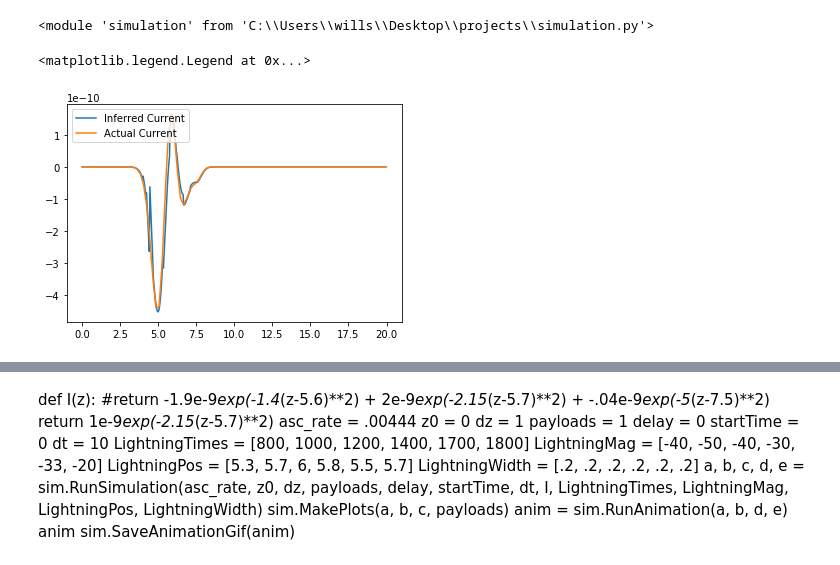
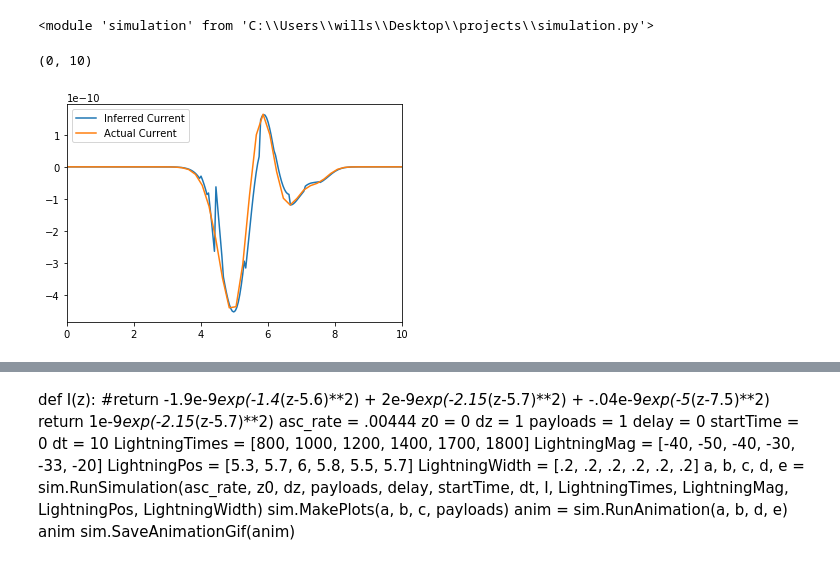
Before and after one commit to willschu4100/SURE2021, a Jupyter notebook: simulation.ipynb, the cells around one changed output, grey strips where cells are left out. Drawn from its saved outputs; the diff is of its cells as text; code cells hidden in the pictures.

```diff
--- a/simulation.ipynb
+++ b/simulation.ipynb
@@ -17,35 +17,36 @@ Populating the interactive namespace from numpy and matplotlib
 def I(z):
     #return 0*exp(-(z-5.7)**2/.5)
     #return 5e-10*exp(-(z-5.7)**2/1)
     return -1.9e-9*exp(-1.4*(z-5.6)**2) + 2e-9*exp(-2.15*(z-5.7)**2) + -.04e-9*exp(-5*(z-7.5)**2)
 asc_rate = .00444
 z0 = 0
 dz = 1
 payloads = 2
 delay = 100
 startTime = 0
 dt = 10
 LightningTimes =[1000, 1050,1300, 1500, 1700] #[1400]
 LightningMag =[-50, -50,-50, -50, -50] #[-50]
 LightningPos =[5,5, 5, 5, 5.5] #[5.7]
 LightningWidth =[10,10, 10, 10, 10] #[.5]
 a, b, c, d, e = sim.RunSimulation(asc_rate, z0, dz, payloads, delay, startTime, dt, I, LightningTimes, LightningMag, LightningPos, LightningWidth)
 #sim.MakePlots(a, b, c, payloads)
 LightningTimes =[1000,1050, 1300, 1500, 1700]
 sim.CalculateCurrent(a, b, c, delay, dt, asc_rate, LightningTimes)
 #plot(d[-1])
 #z = linspace(0, i, i-10)
 #plot(z, 5e-10*exp(-(z-133)**2/200))
 #h.iloc[137]
 #127
 z = linspace(0,20, 100)
 plot(z, I(z), label = "Actual Current")
 plt.legend(loc = "upper left")
 #ylim(-7e-11, 7e-11)
 #xlim(2.5, 7)
+xlim(0,10)
 # %% [output]
-<matplotlib.legend.Legend at 0x...>
+(0, 10)
-[figure, old version]
+[figure, new version]
 # %%
 def I(z):
     #return -1.9e-9*exp(-1.4*(z-5.6)**2) + 2e-9*exp(-2.15*(z-5.7)**2) + -.04e-9*exp(-5*(z-7.5)**2)
```
Also changed, not shown: parts of 1 cell of this notebook, 1 other file.
